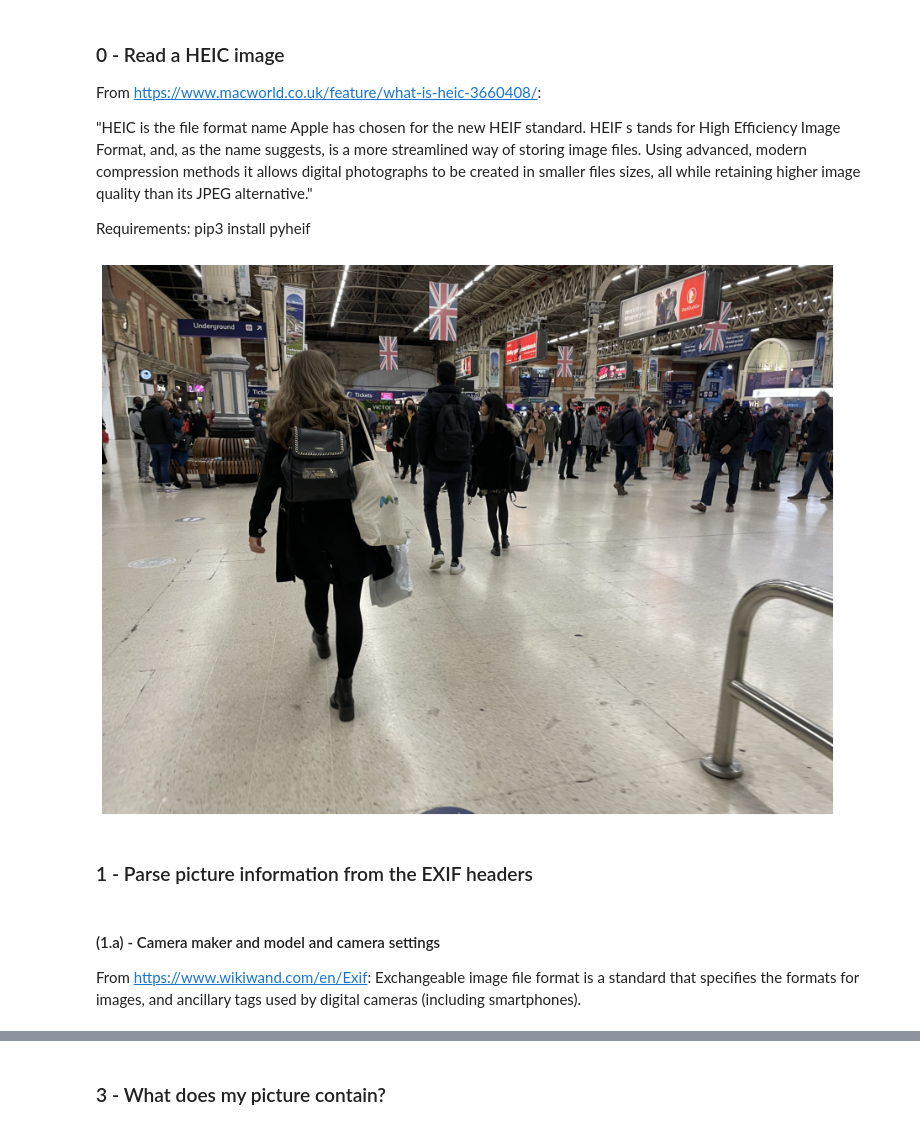
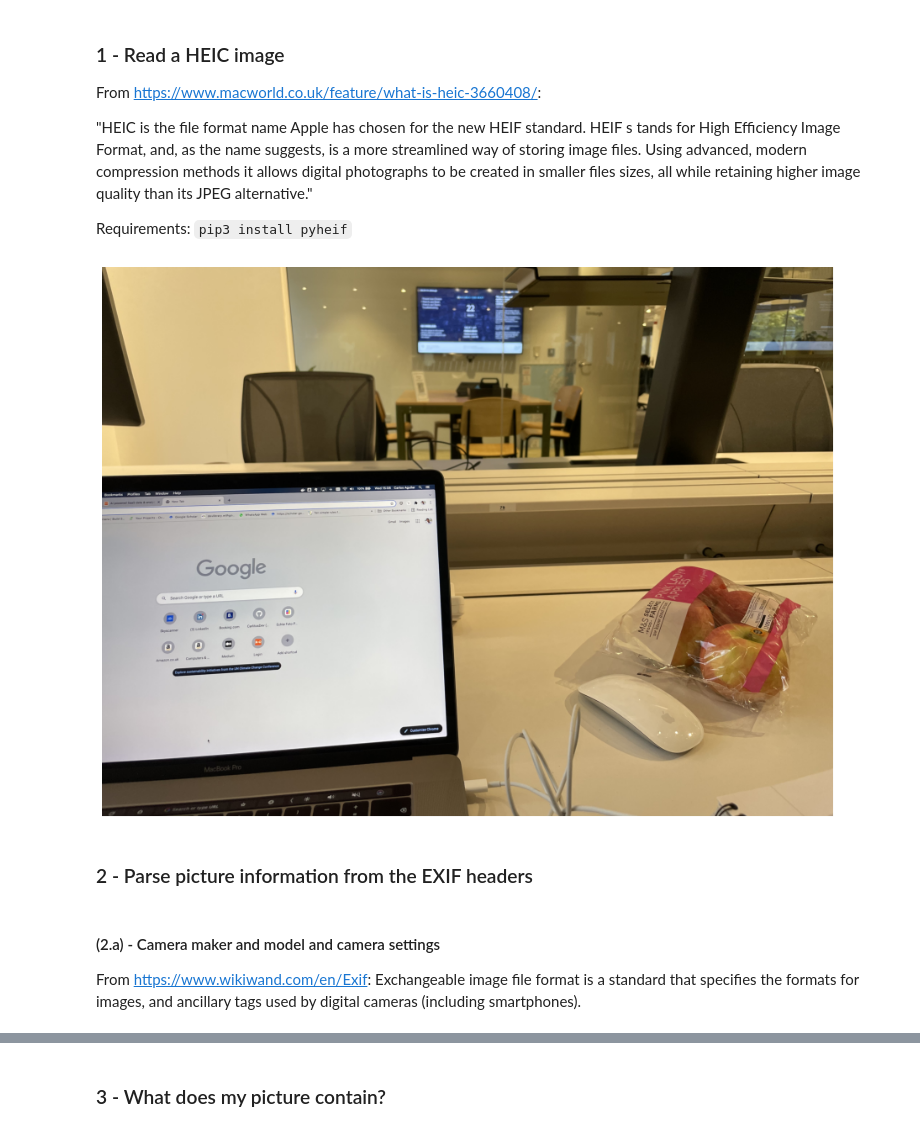
Before and after one commit to CarlitosDev/DSci_lighting_talk, a Jupyter notebook: src/LightingTalkCarlos.ipynb, the cells around one changed output, grey strips where cells are left out. Saved outputs shown, nothing was run; the diff lists cells and outputs as text; code cells hidden in the pictures.

```diff
--- a/src/LightingTalkCarlos.ipynb
+++ b/src/LightingTalkCarlos.ipynb
@@ -45,7 +36,7 @@ The animation.avconv_args rcparam was deprecated in Matplotlib 3.3 and will be r
 import matplotlib.pyplot as plt
 plt.rcParams['figure.figsize'] = [18, 12]
 # %% [markdown]
-### 0 - Read a HEIC image
+### 1 - Read a HEIC image
 
 
   From https://www.macworld.co.uk/feature/what-is-heic-3660408/:
@@ -57,24 +48,27 @@ plt.rcParams['figure.figsize'] = [18, 12]
   created in smaller files sizes, all while retaining higher image
   quality than its JPEG alternative."
 
-  Requirements:
-    pip3 install pyheif
+  Requirements: `pip3 install pyheif`
 # %%
 this_file_path = '/Volumes/GoogleDrive/My Drive/DataScience/lighting talk/Victoria_station.HEIC'
 # this_file_path = '/Volumes/GoogleDrive/My Drive/DataScience/lighting talk/coffee_shop.HEIC'
+# this_file_path = '/Volumes/GoogleDrive/My Drive/DataScience/lighting talk/Boats_canal.HEIC'
+# this_file_path = '/Volumes/GoogleDrive/My Drive/DataScience/lighting talk/IMG_9192.HEIC'
+this_file_path = '/Volumes/GoogleDrive/My Drive/DataScience/lighting talk/EFCMS.HEIC'
+
 
 folder, fileName, fileExt = fu.fileparts(this_file_path)
 image_info = dict(folder=folder,fileName=fileName,fileExt=fileExt)
 
 this_image = imgu.load_heic_image_as_numpy(this_file_path)
 
 imgu.show_image(this_image)
 # %% [output]
-[figure, old version]
+[figure, new version]
 # %% [markdown]
-### 1 - Parse picture information from the EXIF headers
+### 2 - Parse picture information from the EXIF headers
 # %% [markdown]
-####  (1.a) - Camera maker and model and camera settings
+####  (2.a) - Camera maker and model and camera settings
 
   From https://www.wikiwand.com/en/Exif:
   Exchangeable image file format is a standard that specifies the formats for images,
```
Also changed, not shown: parts of 17 cells of this notebook.
